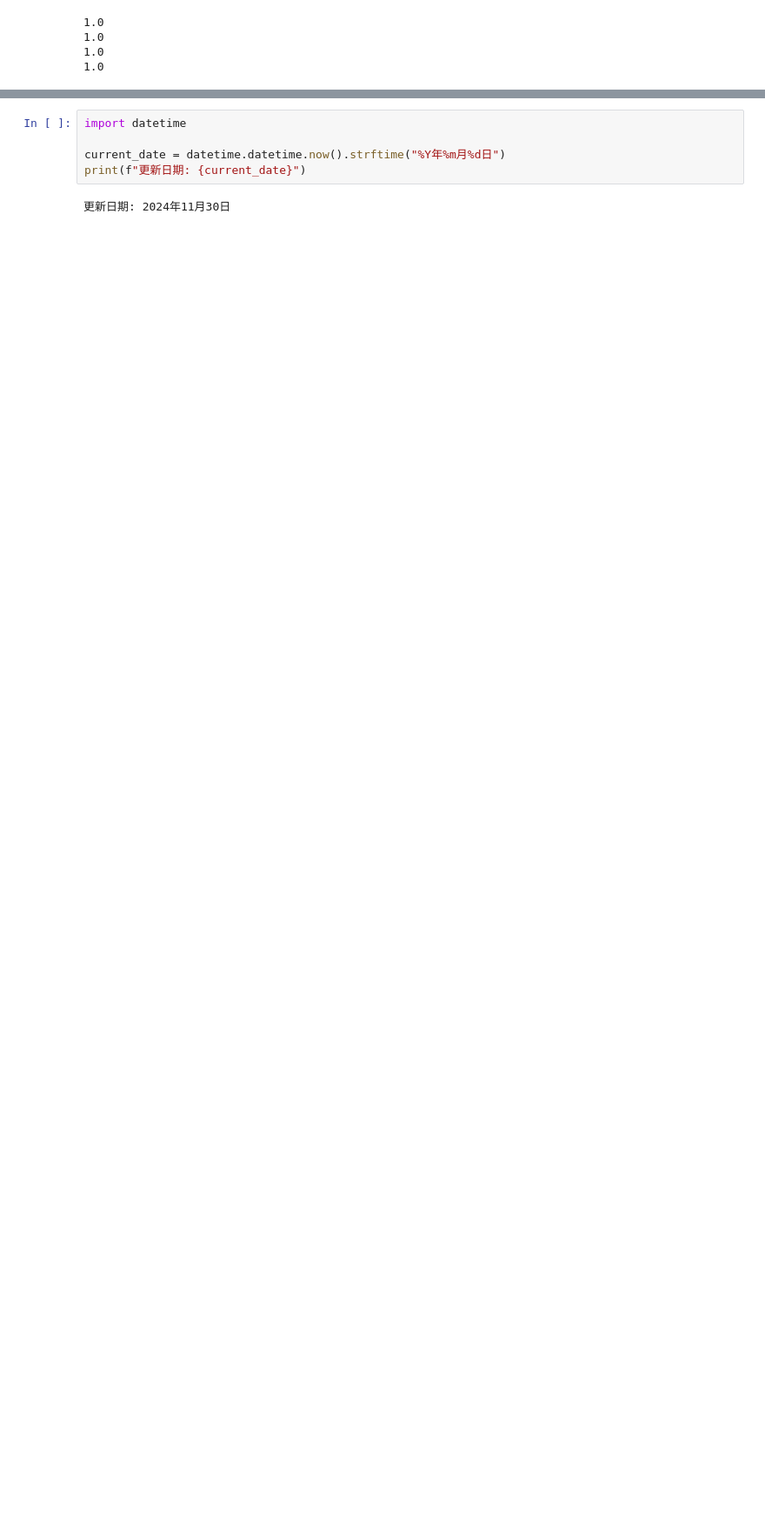
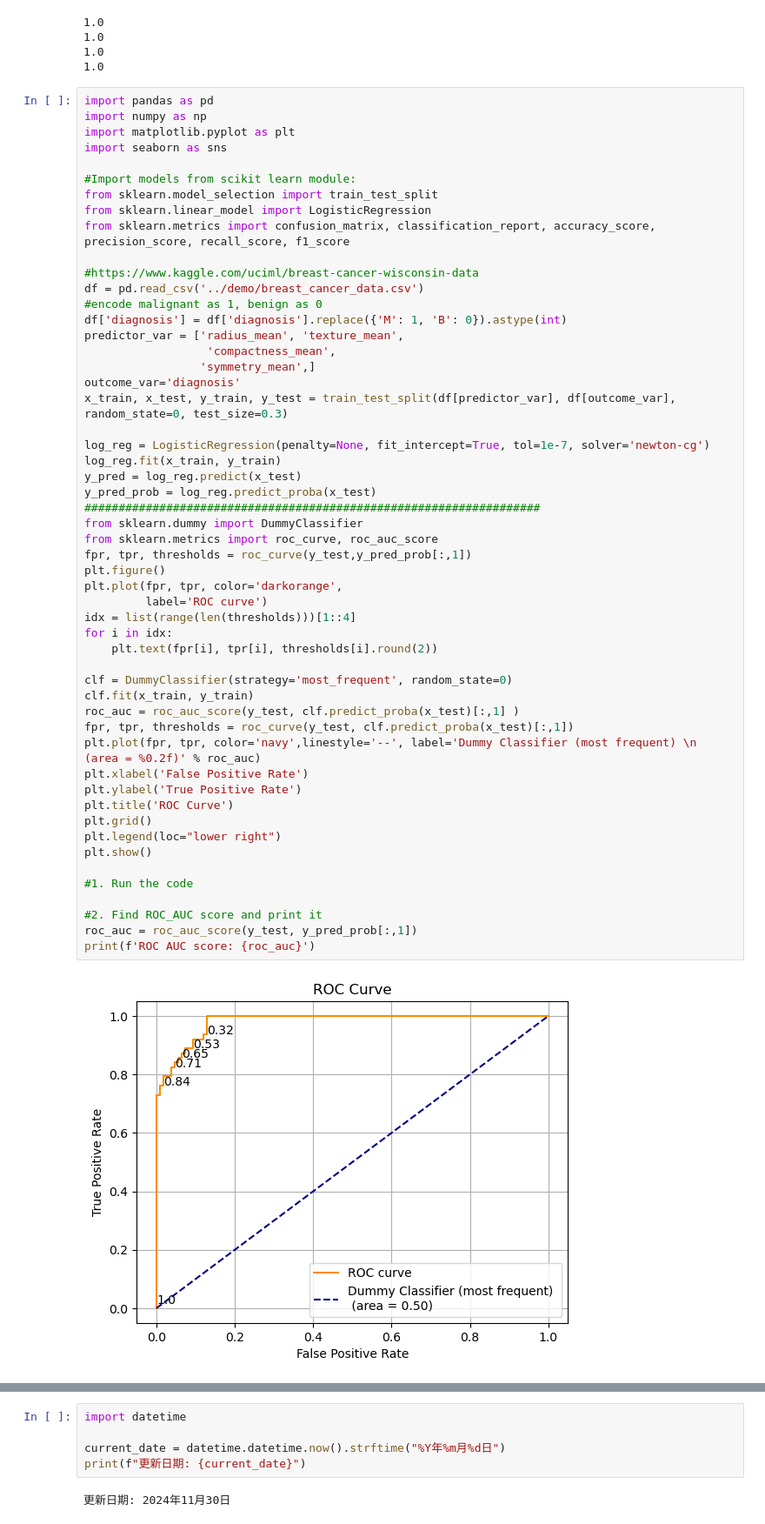
Before and after one commit to benson1231/DataScience, a Jupyter notebook: Python/MachineLearning/LogisticRegression.ipynb, the cells around one changed output, grey strips where cells are left out. Shown: that part at 87% size. Drawn from its saved outputs; the diff is of its cells as text; blank space fills up the shorter version.

```diff
--- a/Python/MachineLearning/LogisticRegression.ipynb
+++ b/Python/MachineLearning/LogisticRegression.ipynb
@@ -89,3 +89,58 @@ print(f1_score(y_test, y_pred))
 1.0
 1.0
 1.0
+# %%
+import pandas as pd
+import numpy as np
+import matplotlib.pyplot as plt
+import seaborn as sns
+
+#Import models from scikit learn module:
+from sklearn.model_selection import train_test_split
+from sklearn.linear_model import LogisticRegression
+from sklearn.metrics import confusion_matrix, classification_report, accuracy_score, precision_score, recall_score, f1_score
+
+#https://www.kaggle.com/uciml/breast-cancer-wisconsin-data
+df = pd.read_csv('../demo/breast_cancer_data.csv')
+#encode malignant as 1, benign as 0
+df['diagnosis'] = df['diagnosis'].replace({'M': 1, 'B': 0}).astype(int)
+predictor_var = ['radius_mean', 'texture_mean',
+                  'compactness_mean',
+                 'symmetry_mean',]
+outcome_var='diagnosis'
+x_train, x_test, y_train, y_test = train_test_split(df[predictor_var], df[outcome_var], random_state=0, test_size=0.3)
+
+log_reg = LogisticRegression(penalty=None, fit_intercept=True, tol=1e-7, solver='newton-cg')
+log_reg.fit(x_train, y_train)
+y_pred = log_reg.predict(x_test)
+y_pred_prob = log_reg.predict_proba(x_test)
+###################################################################
+from sklearn.dummy import DummyClassifier
+from sklearn.metrics import roc_curve, roc_auc_score
+fpr, tpr, thresholds = roc_curve(y_test,y_pred_prob[:,1])
+plt.figure()
+plt.plot(fpr, tpr, color='darkorange',
+         label='ROC curve')
+idx = list(range(len(thresholds)))[1::4]
+for i in idx:
+    plt.text(fpr[i], tpr[i], thresholds[i].round(2))
+
+clf = DummyClassifier(strategy='most_frequent', random_state=0)
+clf.fit(x_train, y_train)
+roc_auc = roc_auc_score(y_test, clf.predict_proba(x_test)[:,1] )
+fpr, tpr, thresholds = roc_curve(y_test, clf.predict_proba(x_test)[:,1])
+plt.plot(fpr, tpr, color='navy',linestyle='--', label='Dummy Classifier (most frequent) \n (area = %0.2f)' % roc_auc)
+plt.xlabel('False Positive Rate')
+plt.ylabel('True Positive Rate')
+plt.title('ROC Curve')
+plt.grid()
+plt.legend(loc="lower right")
+plt.show()
+
+#1. Run the code
+
+#2. Find ROC_AUC score and print it
+roc_auc = roc_auc_score(y_test, y_pred_prob[:,1])
+print(f'ROC AUC score: {roc_auc}')
+# %% [output]
+[figure, added]
```
Also changed, not shown: parts of 1 cell of this notebook, 1 other file.
